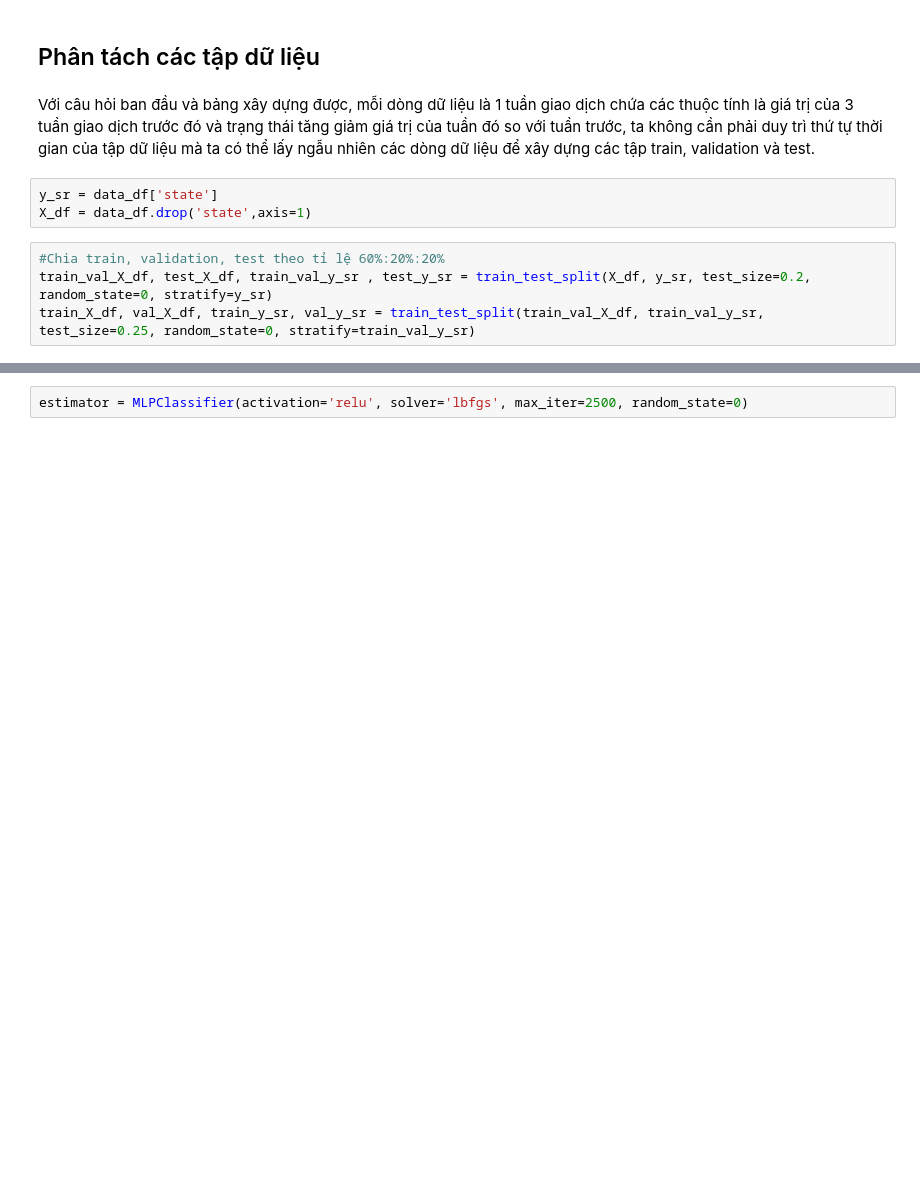
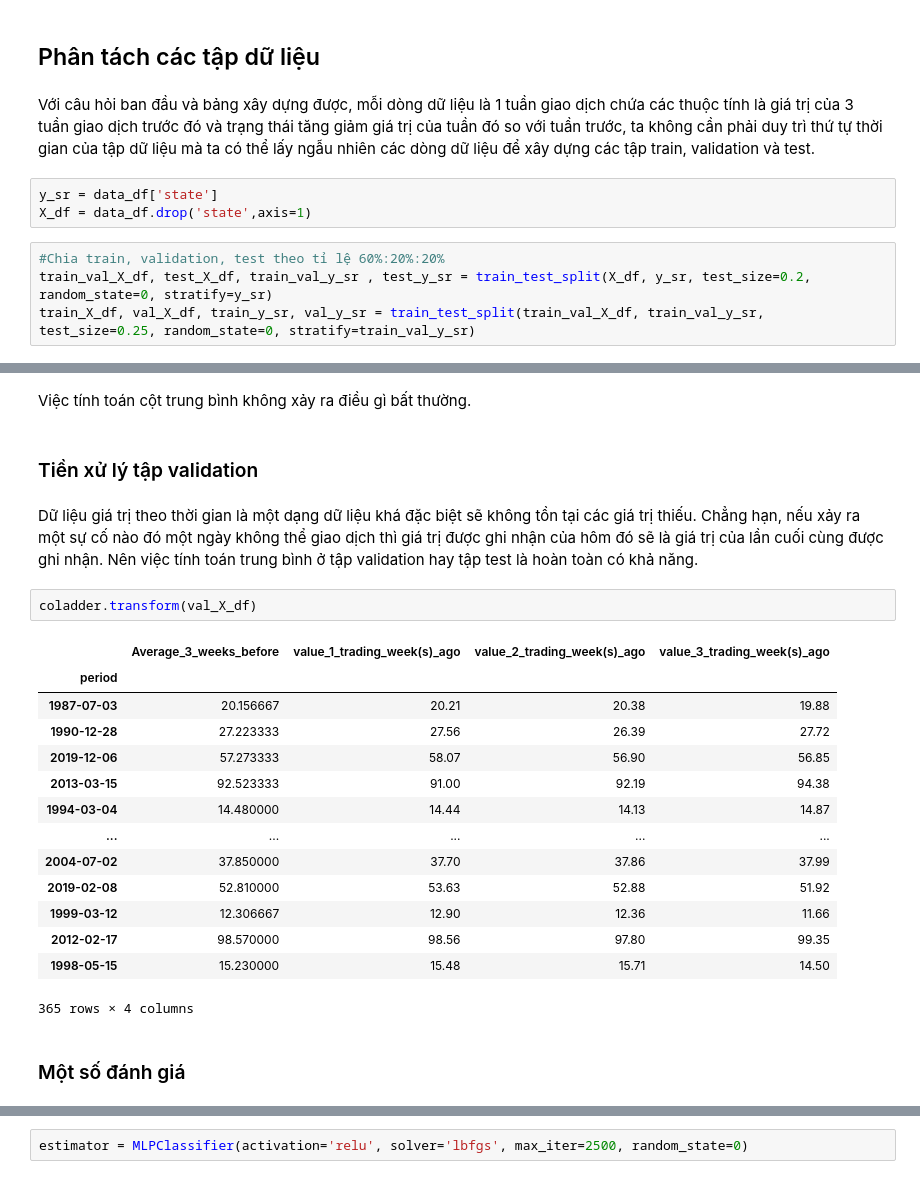
Before and after one commit to nhanarT/DA_NMKHDL, a Jupyter notebook: Project.ipynb, the cells around one changed output, grey strips where cells are left out. Saved outputs shown, nothing was run; the diff lists cells and outputs as text; blank space fills up the shorter version.

```diff
--- a/Project.ipynb
+++ b/Project.ipynb
@@ -191,0 +256,25 @@ train_X_df, val_X_df, train_y_sr, val_y_sr = train_test_split(train_val_X_df, tr
+# %% [markdown]
+Việc tính toán cột trung bình không xảy ra điều gì bất thường.
+# %% [markdown]
+### Tiền xử lý tập validation
+# %% [markdown]
+Dữ liệu giá trị theo thời gian là một dạng dữ liệu khá đặc biệt sẽ không tồn tại các giá trị thiếu. Chẳng hạn, nếu xảy ra một sự cố nào đó một ngày không thể giao dịch thì giá trị được ghi nhận của hôm đó sẽ là giá trị của lần cuối cùng được ghi nhận. Nên việc tính toán trung bình ở tập validation hay tập test là hoàn toàn có khả năng.
+# %%
+coladder.transform(val_X_df)
+# %% [output]
+|  | Average_3_weeks_before | value_1_trading_week(s)_ago | value_2_trading_week(s)_ago | value_3_trading_week(s)_ago |
+| period |  |  |  |  |
+| 1987-07-03 | 20.156667 | 20.21 | 20.38 | 19.88 |
+| 1990-12-28 | 27.223333 | 27.56 | 26.39 | 27.72 |
+| 2019-12-06 | 57.273333 | 58.07 | 56.90 | 56.85 |
+| 2013-03-15 | 92.523333 | 91.00 | 92.19 | 94.38 |
+| 1994-03-04 | 14.480000 | 14.44 | 14.13 | 14.87 |
+| ... | ... | ... | ... | ... |
+| 2004-07-02 | 37.850000 | 37.70 | 37.86 | 37.99 |
+| 2019-02-08 | 52.810000 | 53.63 | 52.88 | 51.92 |
+| 1999-03-12 | 12.306667 | 12.90 | 12.36 | 11.66 |
+| 2012-02-17 | 98.570000 | 98.56 | 97.80 | 99.35 |
+| 1998-05-15 | 15.230000 | 15.48 | 15.71 | 14.50 |
+365 rows × 4 columns
+# %% [markdown]
+### Một số đánh giá
```
Also changed, not shown: parts of 19 cells of this notebook.
